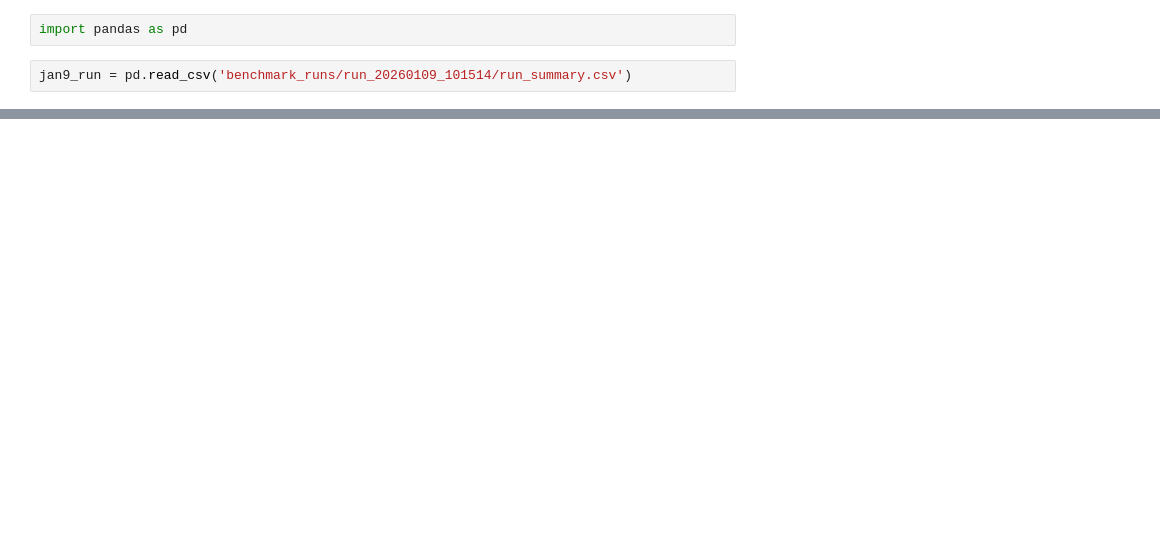
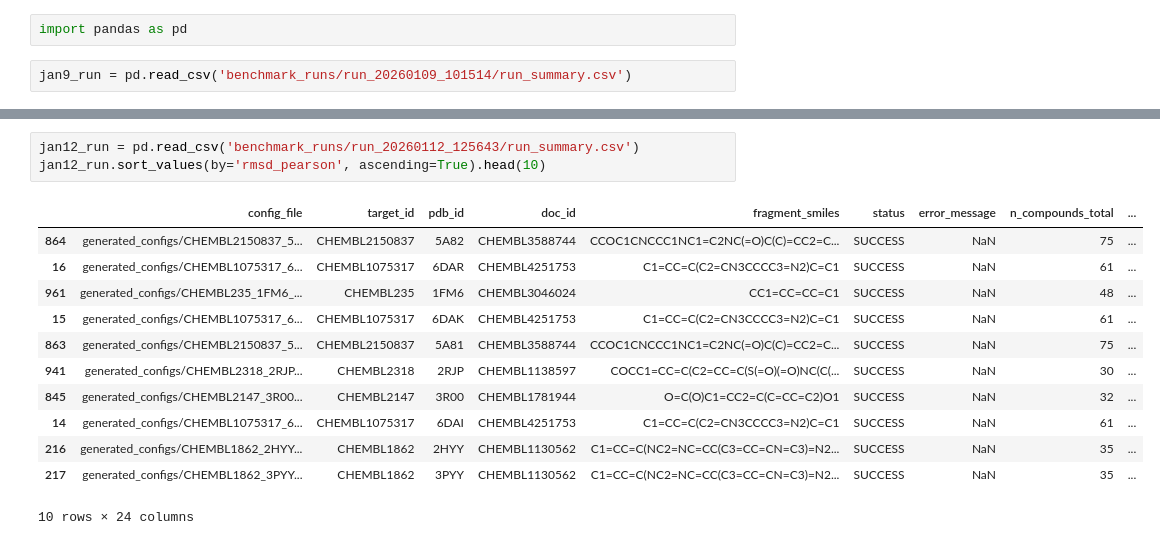
Before and after one commit to Popov-Lab-UNC/mockdock, a Jupyter notebook: chembl-download.ipynb, the cells around one changed output, grey strips where cells are left out. Cells and saved outputs as stored; diff of their text form; blank space fills up the shorter version.

```diff
--- a/chembl-download.ipynb
+++ b/chembl-download.ipynb
@@ -35,0 +21,16 @@ jan9_run.sort_values(by='rmsd_pearson', ascending=True).head(10)
+# %%
+jan12_run = pd.read_csv('benchmark_runs/run_20260112_125643/run_summary.csv')
+jan12_run.sort_values(by='rmsd_pearson', ascending=True).head(10)
+# %% [output]
+|  | config_file | target_id | pdb_id | doc_id | fragment_smiles | status | error_message | n_compounds_total | ... |
+| 864 | generated_configs/CHEMBL2150837_5... | CHEMBL2150837 | 5A82 | CHEMBL3588744 | CCOC1CNCCC1NC1=C2NC(=O)C(C)=CC2=C... | SUCCESS | NaN | 75 | ... |
+| 16 | generated_configs/CHEMBL1075317_6... | CHEMBL1075317 | 6DAR | CHEMBL4251753 | C1=CC=C(C2=CN3CCCC3=N2)C=C1 | SUCCESS | NaN | 61 | ... |
+| 961 | generated_configs/CHEMBL235_1FM6_... | CHEMBL235 | 1FM6 | CHEMBL3046024 | CC1=CC=CC=C1 | SUCCESS | NaN | 48 | ... |
+| 15 | generated_configs/CHEMBL1075317_6... | CHEMBL1075317 | 6DAK | CHEMBL4251753 | C1=CC=C(C2=CN3CCCC3=N2)C=C1 | SUCCESS | NaN | 61 | ... |
+| 863 | generated_configs/CHEMBL2150837_5... | CHEMBL2150837 | 5A81 | CHEMBL3588744 | CCOC1CNCCC1NC1=C2NC(=O)C(C)=CC2=C... | SUCCESS | NaN | 75 | ... |
+| 941 | generated_configs/CHEMBL2318_2RJP... | CHEMBL2318 | 2RJP | CHEMBL1138597 | COCC1=CC=C(C2=CC=C(S(=O)(=O)NC(C(... | SUCCESS | NaN | 30 | ... |
+| 845 | generated_configs/CHEMBL2147_3R00... | CHEMBL2147 | 3R00 | CHEMBL1781944 | O=C(O)C1=CC2=C(C=CC=C2)O1 | SUCCESS | NaN | 32 | ... |
+| 14 | generated_configs/CHEMBL1075317_6... | CHEMBL1075317 | 6DAI | CHEMBL4251753 | C1=CC=C(C2=CN3CCCC3=N2)C=C1 | SUCCESS | NaN | 61 | ... |
+| 216 | generated_configs/CHEMBL1862_2HYY... | CHEMBL1862 | 2HYY | CHEMBL1130562 | C1=CC=C(NC2=NC=CC(C3=CC=CN=C3)=N2... | SUCCESS | NaN | 35 | ... |
+| 217 | generated_configs/CHEMBL1862_3PYY... | CHEMBL1862 | 3PYY | CHEMBL1130562 | C1=CC=C(NC2=NC=CC(C3=CC=CN=C3)=N2... | SUCCESS | NaN | 35 | ... |
+10 rows × 24 columns
```
Also changed, not shown: parts of 3 cells of this notebook, 4 other files.
